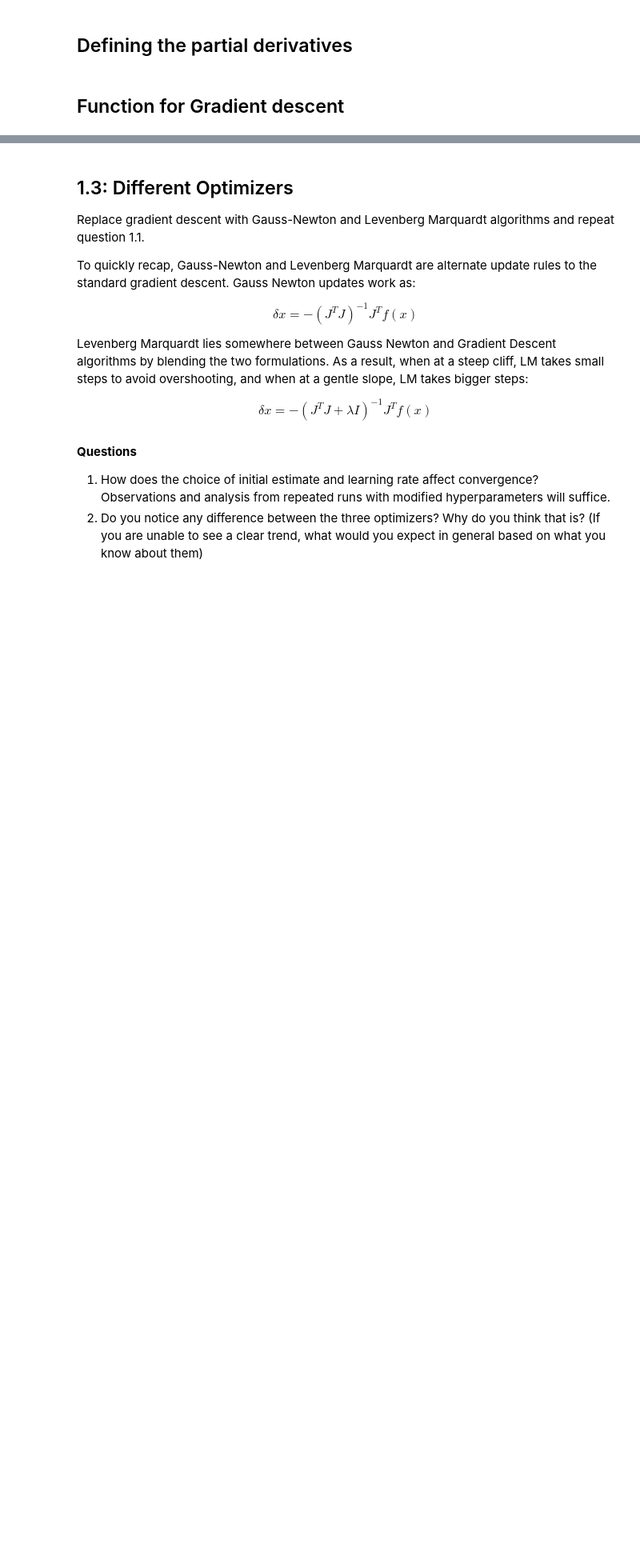
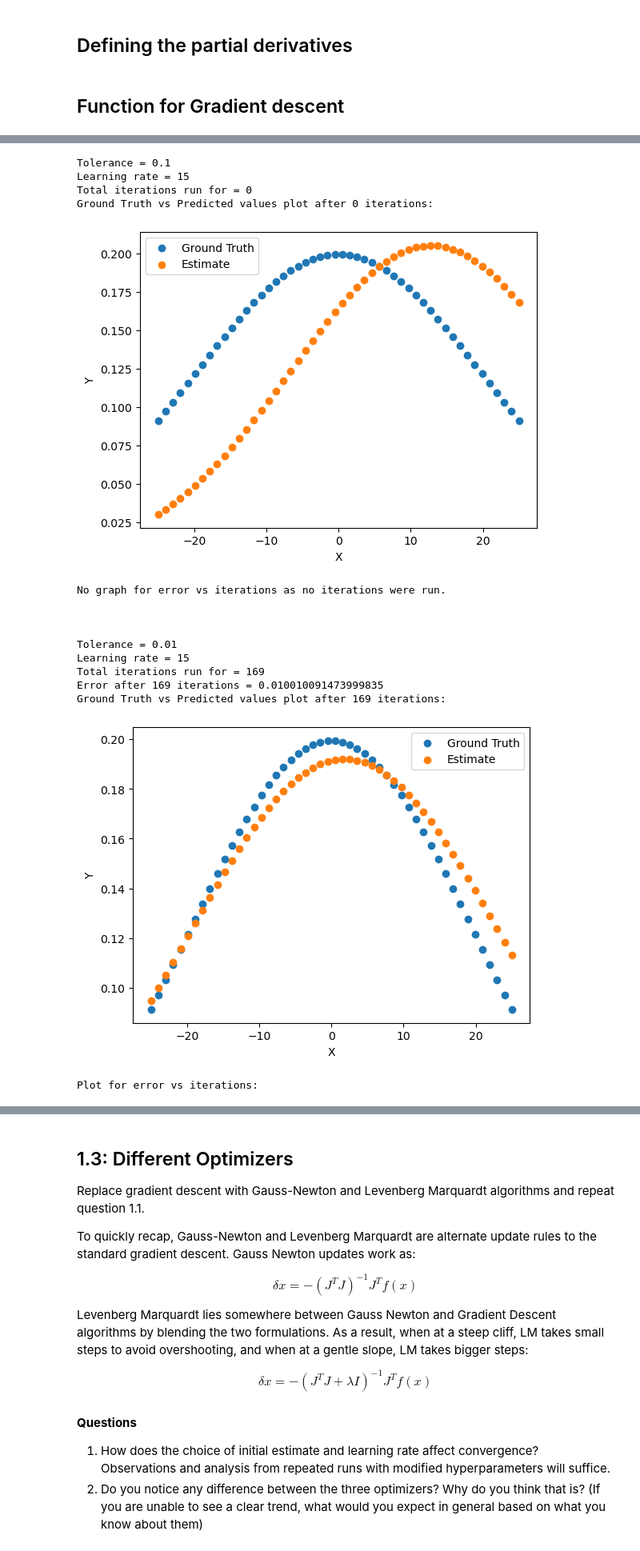
Before and after one commit to tusharc31/Mobile-Robotics, a Jupyter notebook: Assignment-3/Assignment-3.ipynb, the cells around one changed output, grey strips where cells are left out. Shown at 80% size. Cells and saved outputs as stored; diff of their text form; code cells hidden in the pictures; blank space fills up the shorter version.

```diff
--- a/Assignment-3/Assignment-3.ipynb
+++ b/Assignment-3/Assignment-3.ipynb
@@ -234,0 +394,61 @@ plt.show()
+# %%
+tolerance_list = [1e-1, 1e-2, 1e-3, 1e-4, 1e-5]
+
+for _ in tolerance_list:
+
+    # Hyper - parameters
+    max_iterations = 2000
+    learning_rate = 15
+    tolerance = _
+    a_est = 10
+    m_est = 13
+    s_est = 19.12
+
+    a, m, s, tot_itr, cost, itr = gradient_descent(xobs, yobs, a_est, m_est, s_est, max_iterations, learning_rate, tolerance)
+    print("Tolerance = "+str(_))
+    print("Learning rate = 15")
+    print("Total iterations run for = " + str(tot_itr))
+    if tot_itr==2000: print("The algorithm is slow as it didn't converge even after 2000 iterations")
+
+    try:
+        print("Error after "+str(tot_itr)+" iterations = "+str(cost[-1]))
+    except:
+        pass
+
+    print("Ground Truth vs Predicted values plot after "+str(tot_itr)+" iterations:")
+    plt.clf()
+    yobs = make_gaussian(xobs, 10, 0, 20)
+    yest = make_gaussian(xobs, a, m, s)
+    plt.scatter(xobs, yobs)
+    plt.scatter(xobs, yest)
+    plt.xlabel("X")
+    plt.ylabel("Y")
+    plt.legend(['Ground Truth', 'Estimate'])
+    plt.show()
+
+    if len(itr)>0:
+        print("Plot for error vs iterations:")
+        plt.clf()
+        plt.plot(itr, cost)
+        plt.xlabel("Iterations")
+        plt.ylabel("Cost")
+        plt.show()
+    else:
+        print("No graph for error vs iterations as no iterations were run.\n\n\n")
+# %% [output]
+Tolerance = 0.1
+Learning rate = 15
+Total iterations run for = 0
+Ground Truth vs Predicted values plot after 0 iterations:
+[figure, added]
+No graph for error vs iterations as no iterations were run.
+
+
+
+Tolerance = 0.01
+Learning rate = 15
+Total iterations run for = 169
+Error after 169 iterations = 0.010010091473999835
+Ground Truth vs Predicted values plot after 169 iterations:
+[figure, added]
+Plot for error vs iterations:
```
Also changed, not shown: parts of 16 cells of this notebook, 1 other file.
